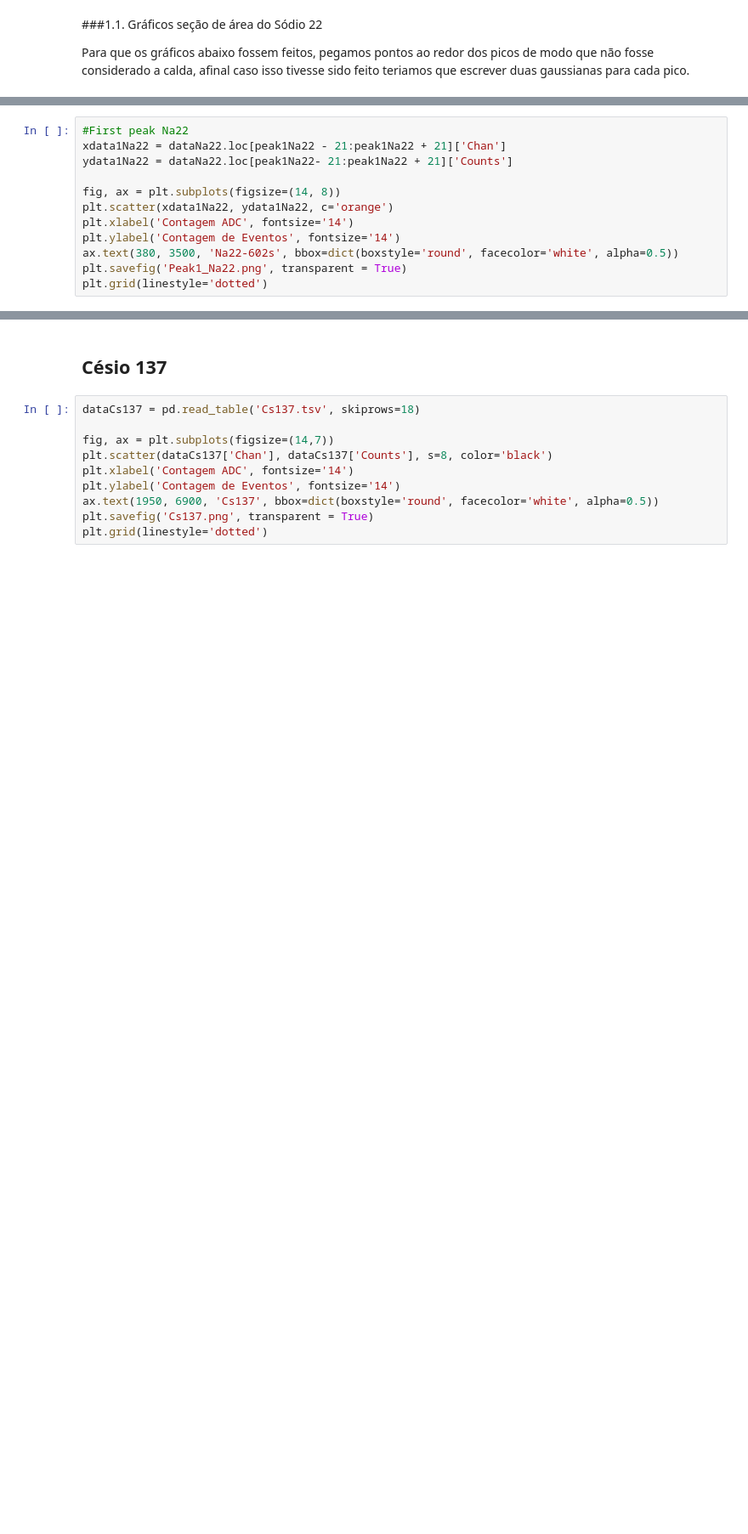
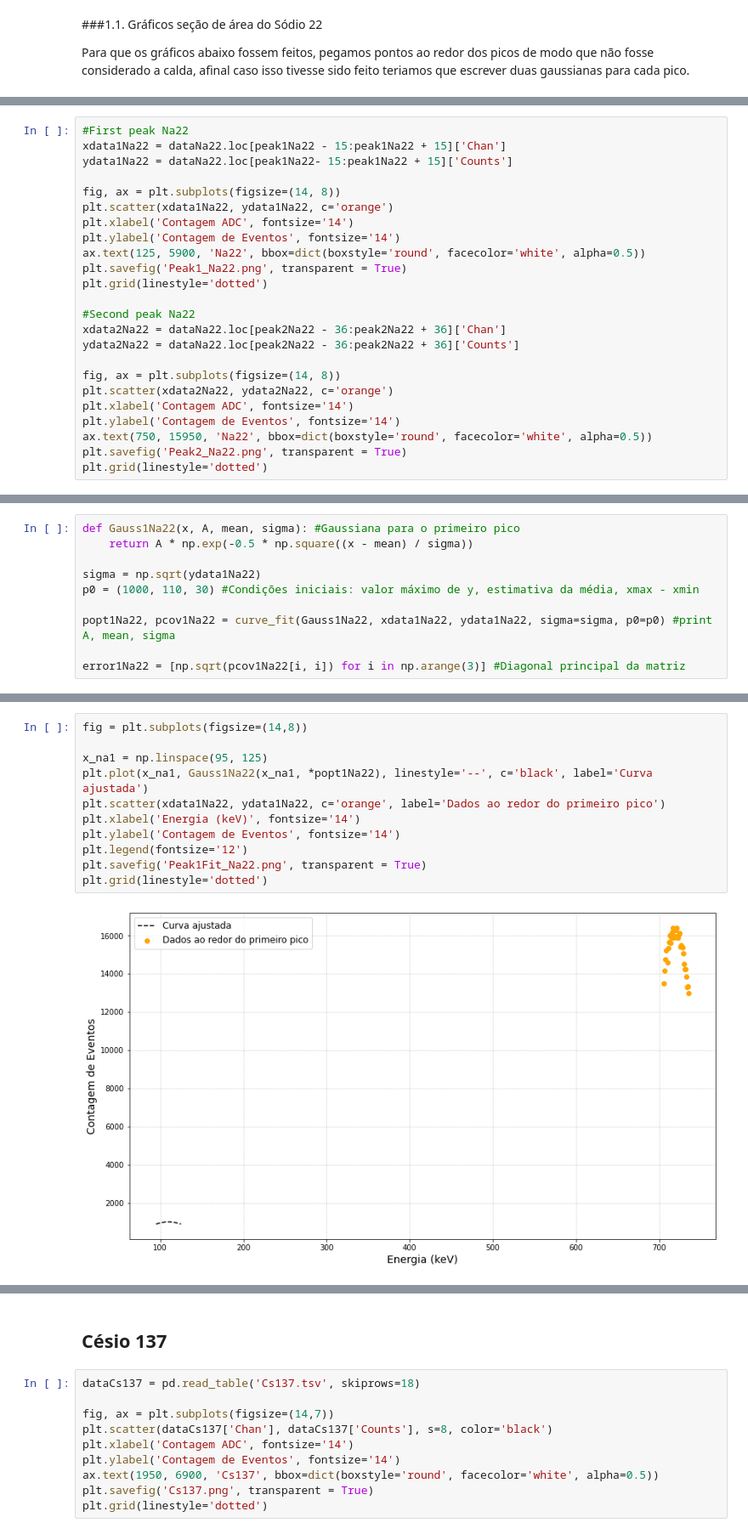
Before and after one commit to goulartsursula/DisciplinasUERJ, a Jupyter notebook: Estrutura da Materia 3/EspectroscopiaGama.ipynb, the cells around one changed output, grey strips where cells are left out. Shown at 85% size. Drawn from its saved outputs; the diff is of its cells as text; blank space fills up the shorter version.

```diff
--- a/Estrutura da Materia 3/EspectroscopiaGama.ipynb
+++ b/Estrutura da Materia 3/EspectroscopiaGama.ipynb
@@ -60,13 +59,25 @@ peak2Na22 = dataNa22.iloc[dataNa22.loc[500:900]['Counts'].idxmax()]['Chan']
 # %%
 #First peak Na22
-xdata1Na22 = dataNa22.loc[peak1Na22 - 21:peak1Na22 + 21]['Chan']
-ydata1Na22 = dataNa22.loc[peak1Na22- 21:peak1Na22 + 21]['Counts']
+xdata1Na22 = dataNa22.loc[peak1Na22 - 15:peak1Na22 + 15]['Chan']
+ydata1Na22 = dataNa22.loc[peak1Na22- 15:peak1Na22 + 15]['Counts']
 
 fig, ax = plt.subplots(figsize=(14, 8))
 plt.scatter(xdata1Na22, ydata1Na22, c='orange')
 plt.xlabel('Contagem ADC', fontsize='14')
 plt.ylabel('Contagem de Eventos', fontsize='14')
-ax.text(380, 3500, 'Na22-602s', bbox=dict(boxstyle='round', facecolor='white', alpha=0.5))
+ax.text(125, 5900, 'Na22', bbox=dict(boxstyle='round', facecolor='white', alpha=0.5))
 plt.savefig('Peak1_Na22.png', transparent = True)
 plt.grid(linestyle='dotted')
+
+#Second peak Na22
+xdata2Na22 = dataNa22.loc[peak2Na22 - 36:peak2Na22 + 36]['Chan']
+ydata2Na22 = dataNa22.loc[peak2Na22 - 36:peak2Na22 + 36]['Counts']
+
+fig, ax = plt.subplots(figsize=(14, 8))
+plt.scatter(xdata2Na22, ydata2Na22, c='orange')
+plt.xlabel('Contagem ADC', fontsize='14')
+plt.ylabel('Contagem de Eventos', fontsize='14')
+ax.text(750, 15950, 'Na22', bbox=dict(boxstyle='round', facecolor='white', alpha=0.5))
+plt.savefig('Peak2_Na22.png', transparent = True)
+plt.grid(linestyle='dotted')
 # %% [output]
@@ -73,0 +90,10 @@ plt.grid(linestyle='dotted')
+# %%
+def Gauss1Na22(x, A, mean, sigma): #Gaussiana para o primeiro pico
+    return A * np.exp(-0.5 * np.square((x - mean) / sigma))
+
+sigma = np.sqrt(ydata1Na22)
+p0 = (1000, 110, 30) #Condições iniciais: valor máximo de y, estimativa da média, xmax - xmin
+
+popt1Na22, pcov1Na22 = curve_fit(Gauss1Na22, xdata1Na22, ydata1Na22, sigma=sigma, p0=p0) #print A, mean, sigma
+
+error1Na22 = [np.sqrt(pcov1Na22[i, i]) for i in np.arange(3)] #Diagonal principal da matriz
@@ -73,0 +104,13 @@ plt.grid(linestyle='dotted')
+# %%
+fig = plt.subplots(figsize=(14,8))
+
+x_na1 = np.linspace(95, 125)
+plt.plot(x_na1, Gauss1Na22(x_na1, *popt1Na22), linestyle='--', c='black', label='Curva ajustada')
+plt.scatter(xdata1Na22, ydata1Na22, c='orange', label='Dados ao redor do primeiro pico')
+plt.xlabel('Energia (keV)', fontsize='14')
+plt.ylabel('Contagem de Eventos', fontsize='14')
+plt.legend(fontsize='12')
+plt.savefig('Peak1Fit_Na22.png', transparent = True)
+plt.grid(linestyle='dotted')
+# %% [output]
+[figure, added]
```
Also changed, not shown: parts of 9 cells of this notebook.
